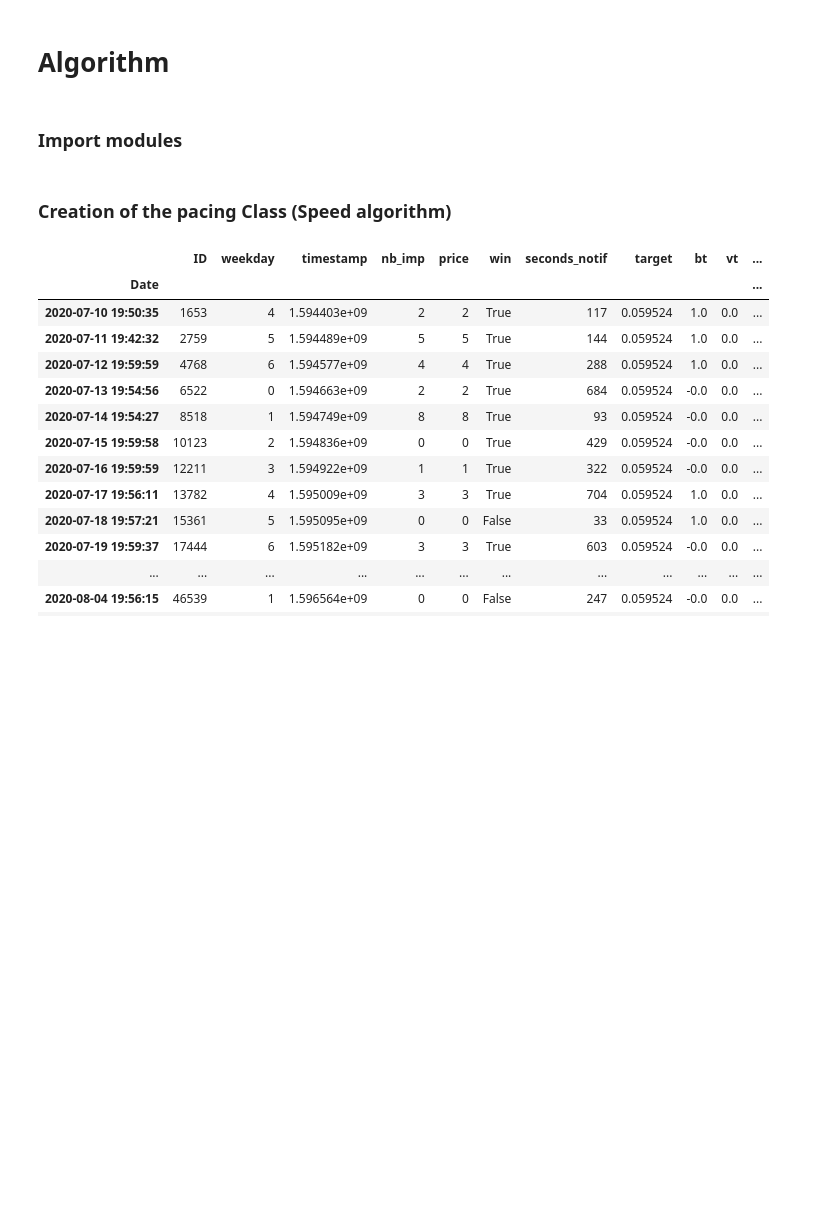
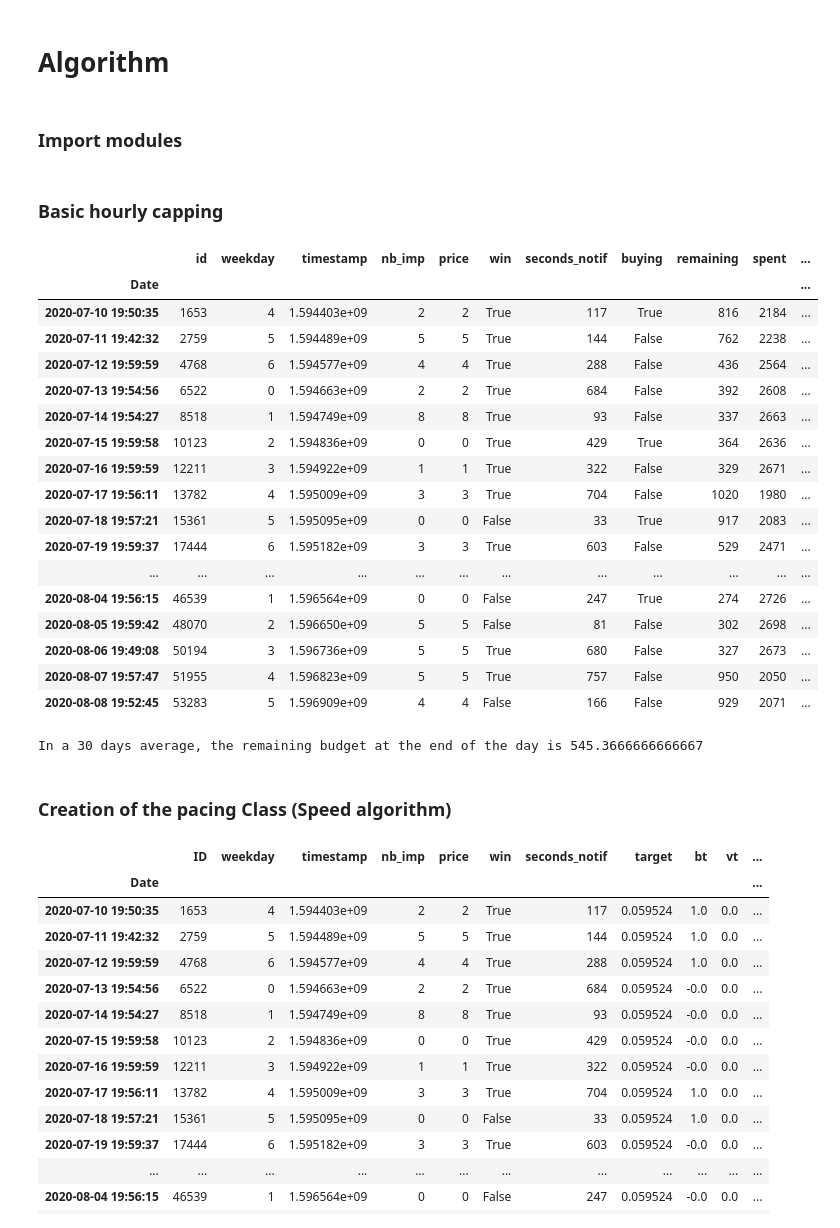
Before and after one commit to ThomasM-mecen/Displayce_internship, a Jupyter notebook: Pacing/Algorithmes.ipynb, the cells around one changed output. Drawn from its saved outputs; the diff is of its cells as text; code cells hidden in the pictures; blank space fills up the shorter version.

```diff
--- a/Pacing/Algorithmes.ipynb
+++ b/Pacing/Algorithmes.ipynb
@@ -13,3 +13,5 @@ import pandas as pd
 from statistics import mean
 from loguru import logger
 import uuid
+# %% [markdown]
+### Basic hourly capping
@@ -15,0 +81,68 @@ import uuid
+# %%
+records = list()
+pending_notifications = list()
+day = 10
+for current_ts, row in data.iterrows():
+    # Send current notifications
+    pacing.send_pending_notifications(current_ts)
+    if current_ts.day != day:
+        day = current_ts.day
+        records[-1]['engaged'] = pacing.engaged_budget
+        pacing.remaining_budget = pacing.daily_budget - (pacing.engaged_budget + pacing.spent_budget)
+        records[-1]['remaining'] = pacing.remaining_budget
+        records[-1]['spent'] = pacing.spent_budget
+
+    # Receive BR
+    buying = pacing.buying_decision(row['timestamp'], row['price'])
+    # Making a decision
+    if buying:
+        #Buying
+        next_notif_ts = current_ts + timedelta(seconds=row['seconds_notif'])
+        status = "win" if row['win'] else "lose"
+        notif_id = uuid.uuid4()
+        pending_notifications.append({"timestamp": next_notif_ts, "status": status, 'br_price': row['price'], 'id': notif_id})
+        pending_notifications.sort(key=lambda x: x['timestamp'])
+    record = {
+        'buying':buying,
+        'remaining':pacing.remaining_budget,
+        'spent':pacing.spent_budget,
+        'engaged':pacing.engaged_budget
+    }
+    records.append(record)
+# Send remaining notifications
+pacing.send_pending_notifications()
+# Update last row after sending last notifications
+records[-1]['engaged'] = pacing.engaged_budget
+pacing.remaining_budget = pacing.daily_budget - (pacing.engaged_budget + pacing.spent_budget)
+records[-1]['remaining'] = pacing.remaining_budget
+records[-1]['spent'] = pacing.spent_budget
+pacing_df = pd.DataFrame.from_records(records)
+new_df = pd.concat([data.reset_index(),pacing_df], axis=1, ignore_index=True)
+new_df.columns = ['Date','id','weekday','timestamp','nb_imp','price','win','seconds_notif',
+                 'buying','remaining','spent','engaged']
+new_df.set_index('Date', inplace=True)
+# %%
+new_df.groupby(data.index.day).tail(1)
+# %% [output]
+|  | id | weekday | timestamp | nb_imp | price | win | seconds_notif | buying | remaining | spent | ... |
+| Date |  |  |  |  |  |  |  |  |  |  | ... |
+| 2020-07-10 19:50:35 | 1653 | 4 | 1.594403e+09 | 2 | 2 | True | 117 | True | 816 | 2184 | ... |
+| 2020-07-11 19:42:32 | 2759 | 5 | 1.594489e+09 | 5 | 5 | True | 144 | False | 762 | 2238 | ... |
+| 2020-07-12 19:59:59 | 4768 | 6 | 1.594577e+09 | 4 | 4 | True | 288 | False | 436 | 2564 | ... |
+| 2020-07-13 19:54:56 | 6522 | 0 | 1.594663e+09 | 2 | 2 | True | 684 | False | 392 | 2608 | ... |
+| 2020-07-14 19:54:27 | 8518 | 1 | 1.594749e+09 | 8 | 8 | True | 93 | False | 337 | 2663 | ... |
+| 2020-07-15 19:59:58 | 10123 | 2 | 1.594836e+09 | 0 | 0 | True | 429 | True | 364 | 2636 | ... |
+| 2020-07-16 19:59:59 | 12211 | 3 | 1.594922e+09 | 1 | 1 | True | 322 | False | 329 | 2671 | ... |
+| 2020-07-17 19:56:11 | 13782 | 4 | 1.595009e+09 | 3 | 3 | True | 704 | False | 1020 | 1980 | ... |
+| 2020-07-18 19:57:21 | 15361 | 5 | 1.595095e+09 | 0 | 0 | False | 33 | True | 917 | 2083 | ... |
+| 2020-07-19 19:59:37 | 17444 | 6 | 1.595182e+09 | 3 | 3 | True | 603 | False | 529 | 2471 | ... |
+| ... | ... | ... | ... | ... | ... | ... | ... | ... | ... | ... | ... |
+| 2020-08-04 19:56:15 | 46539 | 1 | 1.596564e+09 | 0 | 0 | False | 247 | True | 274 | 2726 | ... |
+| 2020-08-05 19:59:42 | 48070 | 2 | 1.596650e+09 | 5 | 5 | False | 81 | False | 302 | 2698 | ... |
+| 2020-08-06 19:49:08 | 50194 | 3 | 1.596736e+09 | 5 | 5 | True | 680 | False | 327 | 2673 | ... |
+| 2020-08-07 19:57:47 | 51955 | 4 | 1.596823e+09 | 5 | 5 | True | 757 | False | 950 | 2050 | ... |
+| 2020-08-08 19:52:45 | 53283 | 5 | 1.596909e+09 | 4 | 4 | False | 166 | False | 929 | 2071 | ... |
+# %%
+print(f"In a 30 days average, the remaining budget at the end of the day is {new_df.remaining.groupby(data.index.day).tail(1).mean()}")
+# %% [output]
+In a 30 days average, the remaining budget at the end of the day is 545.3666666666667
```
Also changed, not shown: parts of 4 cells of this notebook, 1 other file.
